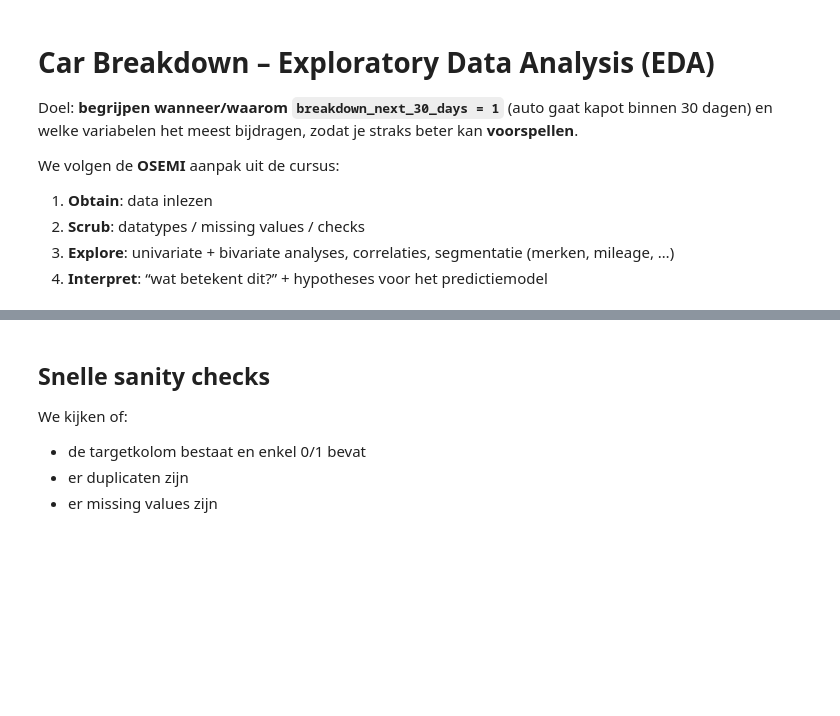
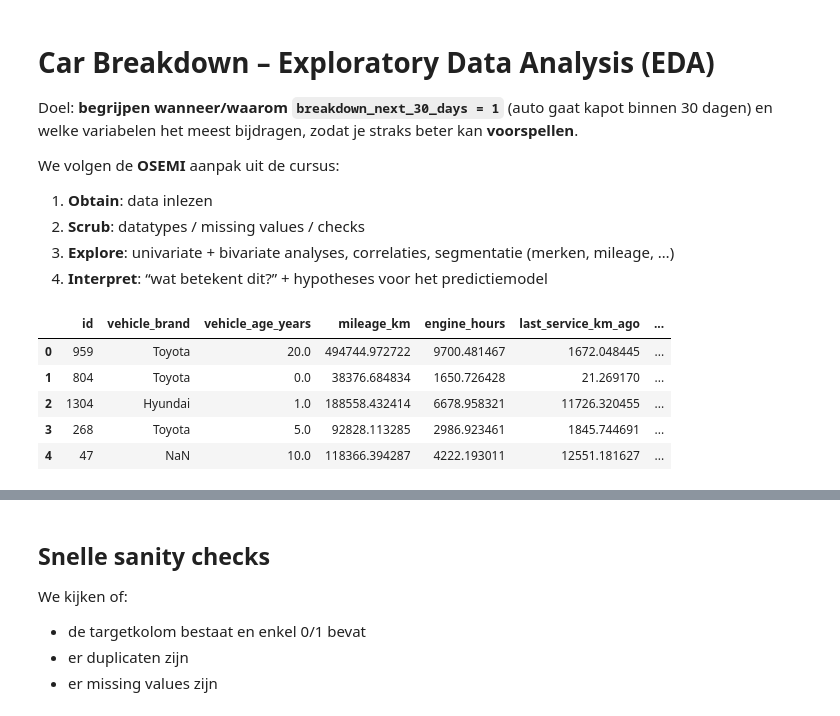
Before and after one commit to remyguns/AI_carbreakdown, a Jupyter notebook: remy/CarBreakdown_EDA.ipynb, the cells around one changed output, grey strips where cells are left out. Drawn from its saved outputs; the diff is of its cells as text; code cells hidden in the pictures; blank space fills up the shorter version.

```diff
--- a/remy/CarBreakdown_EDA.ipynb
+++ b/remy/CarBreakdown_EDA.ipynb
@@ -11,16 +11,23 @@ We volgen de **OSEMI** aanpak uit de cursus:
 # %%
 # 1) Obtain: libraries + data inlezen
 import pandas as pd
 import numpy as np
 import matplotlib.pyplot as plt
 
 pd.set_option('display.max_columns', 50)
 pd.set_option('display.max_rows', 10)
 
-CSV_PATH = r"/mnt/data/train_CarBreakDown.csv"
+CSV_PATH = r"../train_CarBreakDown.csv"
 df = pd.read_csv(CSV_PATH)
 
 df.head(5)
+# %% [output]
+|  | id | vehicle_brand | vehicle_age_years | mileage_km | engine_hours | last_service_km_ago | ... |
+| 0 | 959 | Toyota | 20.0 | 494744.972722 | 9700.481467 | 1672.048445 | ... |
+| 1 | 804 | Toyota | 0.0 | 38376.684834 | 1650.726428 | 21.269170 | ... |
+| 2 | 1304 | Hyundai | 1.0 | 188558.432414 | 6678.958321 | 11726.320455 | ... |
+| 3 | 268 | Toyota | 5.0 | 92828.113285 | 2986.923461 | 1845.744691 | ... |
+| 4 | 47 | NaN | 10.0 | 118366.394287 | 4222.193011 | 12551.181627 | ... |
 # %%
 # basisinfo (zoals in de cursus)
 df.shape, df.info()
```
Also changed, not shown: parts of 25 cells of this notebook, 1 other file.
